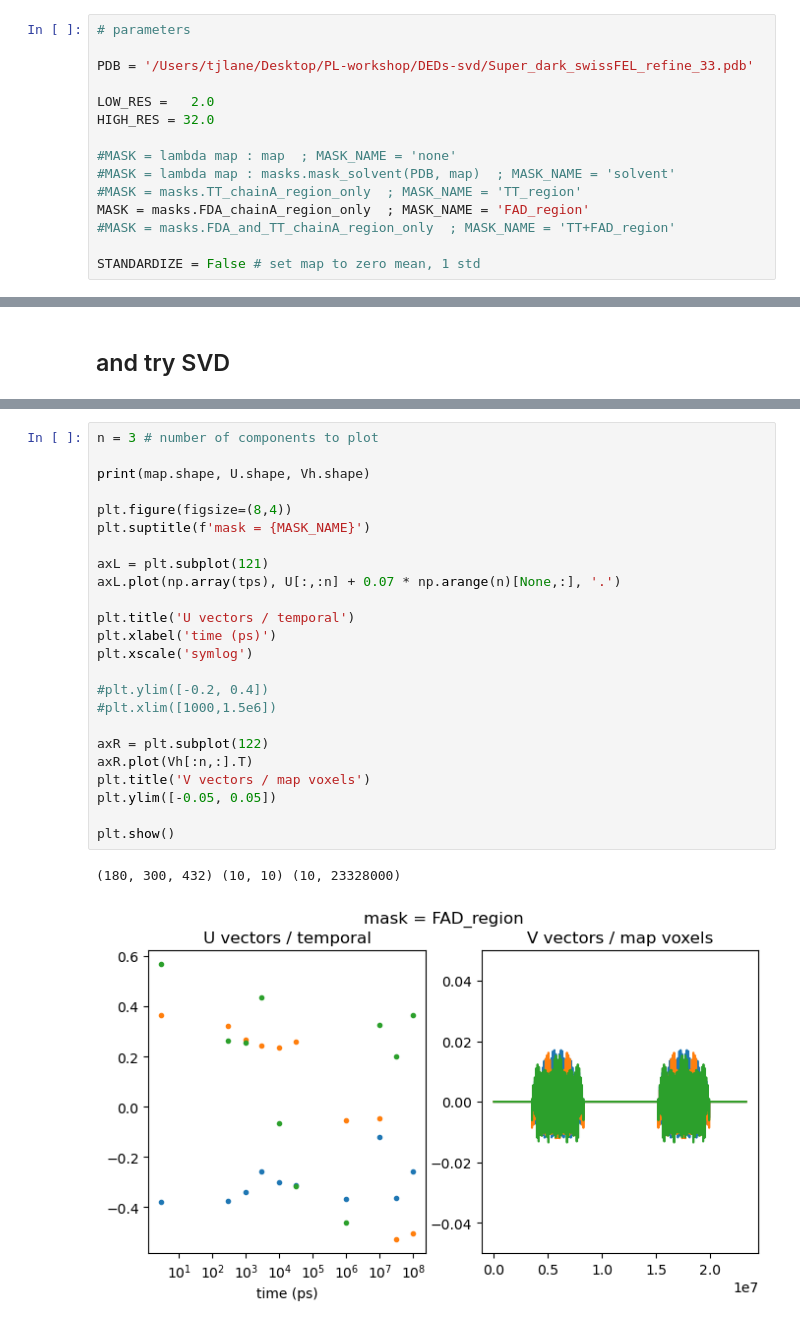
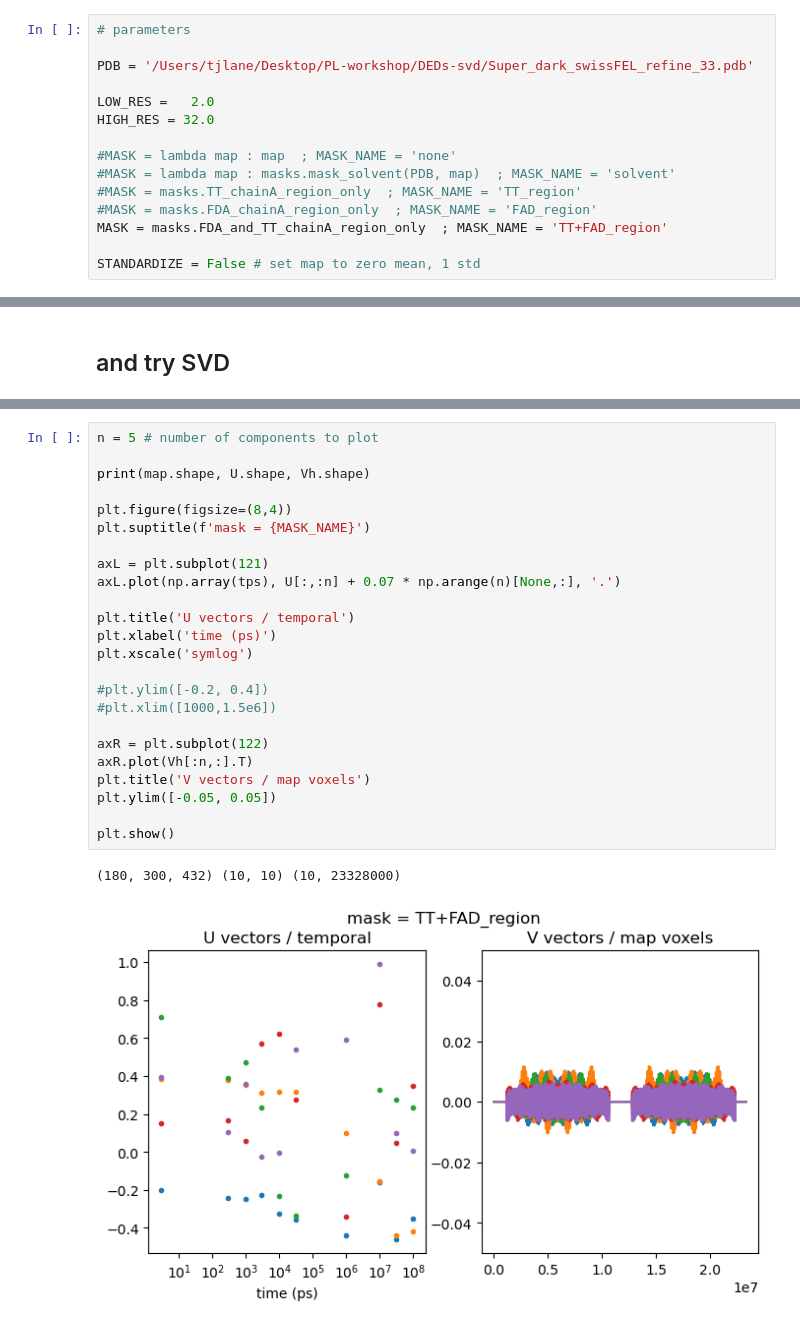
Before and after one commit to tjlane/mmcpd-p19638, a Jupyter notebook: svd.ipynb, the cells around one changed output, grey strips where cells are left out. Cells and saved outputs as stored; diff of their text form.

```diff
--- a/svd.ipynb
+++ b/svd.ipynb
@@ -31,8 +31,8 @@ HIGH_RES = 32.0
 #MASK = lambda map : map  ; MASK_NAME = 'none'
 #MASK = lambda map : masks.mask_solvent(PDB, map)  ; MASK_NAME = 'solvent'
 #MASK = masks.TT_chainA_region_only  ; MASK_NAME = 'TT_region'
-MASK = masks.FDA_chainA_region_only  ; MASK_NAME = 'FAD_region'
-#MASK = masks.FDA_and_TT_chainA_region_only  ; MASK_NAME = 'TT+FAD_region'
+#MASK = masks.FDA_chainA_region_only  ; MASK_NAME = 'FAD_region'
+MASK = masks.FDA_and_TT_chainA_region_only  ; MASK_NAME = 'TT+FAD_region'
 
 STANDARDIZE = False # set map to zero mean, 1 std
 # %%
@@ -123,29 +123,29 @@ plt.show()
 # %%
-n = 3 # number of components to plot
+n = 5 # number of components to plot
 
 print(map.shape, U.shape, Vh.shape)
 
 plt.figure(figsize=(8,4))
 plt.suptitle(f'mask = {MASK_NAME}')
 
 axL = plt.subplot(121)
 axL.plot(np.array(tps), U[:,:n] + 0.07 * np.arange(n)[None,:], '.')
 
 plt.title('U vectors / temporal')
 plt.xlabel('time (ps)')
 plt.xscale('symlog')
 
 #plt.ylim([-0.2, 0.4])
 #plt.xlim([1000,1.5e6])
 
 axR = plt.subplot(122)
 axR.plot(Vh[:n,:].T)
 plt.title('V vectors / map voxels')
 plt.ylim([-0.05, 0.05])
 
 plt.show()
 # %% [output]
 (180, 300, 432) (10, 10) (10, 23328000)
-[figure, old version]
+[figure, new version]
 # %%
 SAVE = True
```
Also changed, not shown: parts of 3 cells of this notebook, 3 other files.
